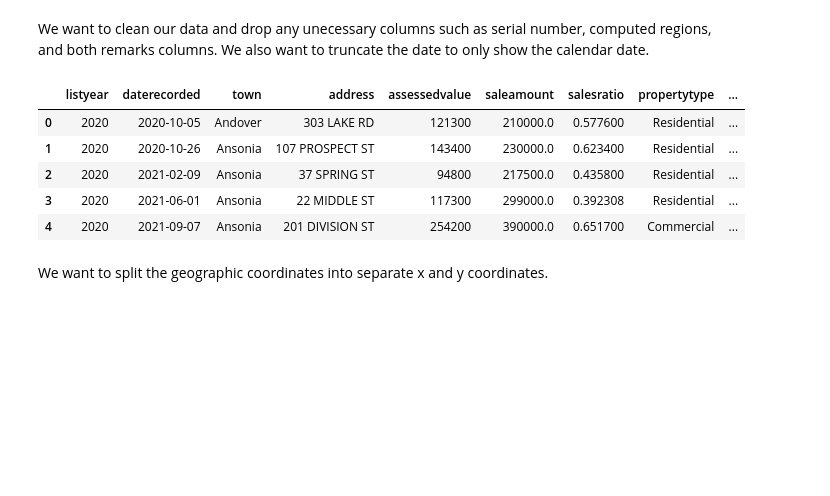
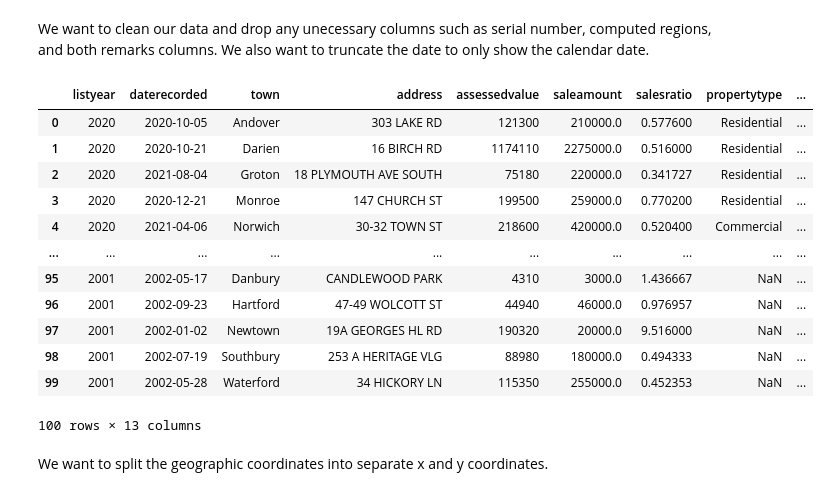
Before and after one commit to JenCodetc/JenCodetc.github.io, a Jupyter notebook: Final Tutorial ~ Real Estate Sales-checkpoint.ipynb, the cells around one changed output. Drawn from its saved outputs; the diff is of its cells as text; code cells hidden in the pictures; blank space fills up the shorter version.

```diff
--- a/Final Tutorial ~ Real Estate Sales-checkpoint.ipynb
+++ b/Final Tutorial ~ Real Estate Sales-checkpoint.ipynb
@@ -53,22 +50,31 @@ df.to_csv("conn_real_estate_sample.csv", index=False)
+# %%
+results_df = pd.read_csv("conn_real_estate_sample.csv")
 # %% [markdown]
 We want to clean our data and drop any unecessary columns such as serial number, computed regions, and both remarks columns. We also want to truncate the date to only show the calendar date.
 # %%
 df = results_df.drop(columns = ['serialnumber',
                       ':@computed_region_dam5_q64j', ':@computed_region_nhmp_cq6b',
                       ':@computed_region_m4y2_whse', ':@computed_region_snd5_k6zv',
                      'remarks', 'opm_remarks'])
 
 df['daterecorded'] = df['daterecorded'].str[:10]
 df['Year'] = pd.to_datetime(df['daterecorded'], format="%Y-%m-%d").dt.strftime('%Y')
 df['Month'] = pd.to_datetime(df['daterecorded'], format="%Y-%m-%d").dt.strftime('%m')
-df.head()
+df
 # %% [output]
 |  | listyear | daterecorded | town | address | assessedvalue | saleamount | salesratio | propertytype | ... |
 | 0 | 2020 | 2020-10-05 | Andover | 303 LAKE RD | 121300 | 210000.0 | 0.577600 | Residential | ... |
-| 1 | 2020 | 2020-10-26 | Ansonia | 107 PROSPECT ST | 143400 | 230000.0 | 0.623400 | Residential | ... |
-| 2 | 2020 | 2021-02-09 | Ansonia | 37 SPRING ST | 94800 | 217500.0 | 0.435800 | Residential | ... |
-| 3 | 2020 | 2021-06-01 | Ansonia | 22 MIDDLE ST | 117300 | 299000.0 | 0.392308 | Residential | ... |
-| 4 | 2020 | 2021-09-07 | Ansonia | 201 DIVISION ST | 254200 | 390000.0 | 0.651700 | Commercial | ... |
+| 1 | 2020 | 2020-10-21 | Darien | 16 BIRCH RD | 1174110 | 2275000.0 | 0.516000 | Residential | ... |
+| 2 | 2020 | 2021-08-04 | Groton | 18 PLYMOUTH AVE SOUTH | 75180 | 220000.0 | 0.341727 | Residential | ... |
+| 3 | 2020 | 2020-12-21 | Monroe | 147 CHURCH ST | 199500 | 259000.0 | 0.770200 | Residential | ... |
+| 4 | 2020 | 2021-04-06 | Norwich | 30-32 TOWN ST | 218600 | 420000.0 | 0.520400 | Commercial | ... |
+| ... | ... | ... | ... | ... | ... | ... | ... | ... | ... |
+| 95 | 2001 | 2002-05-17 | Danbury | CANDLEWOOD PARK | 4310 | 3000.0 | 1.436667 | NaN | ... |
+| 96 | 2001 | 2002-09-23 | Hartford | 47-49 WOLCOTT ST | 44940 | 46000.0 | 0.976957 | NaN | ... |
+| 97 | 2001 | 2002-01-02 | Newtown | 19A GEORGES HL RD | 190320 | 20000.0 | 9.516000 | NaN | ... |
+| 98 | 2001 | 2002-07-19 | Southbury | 253 A HERITAGE VLG | 88980 | 180000.0 | 0.494333 | NaN | ... |
+| 99 | 2001 | 2002-05-28 | Waterford | 34 HICKORY LN | 115350 | 255000.0 | 0.452353 | NaN | ... |
+100 rows × 13 columns
 # %% [markdown]
 We want to split the geographic coordinates into separate x and y coordinates.
 # %%
```
Also changed, not shown: parts of 3 cells of this notebook.
